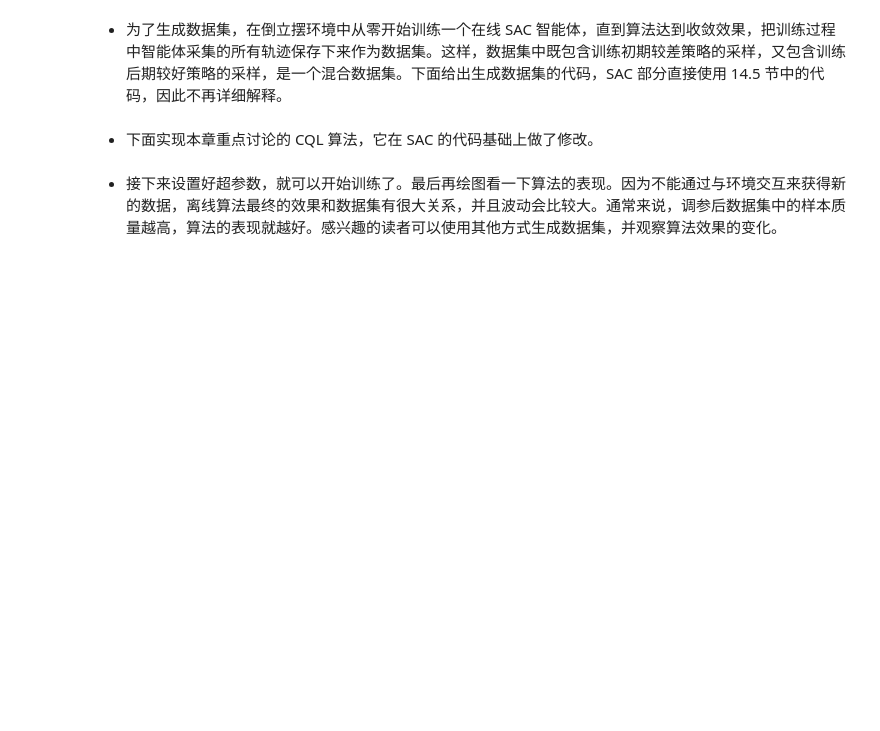
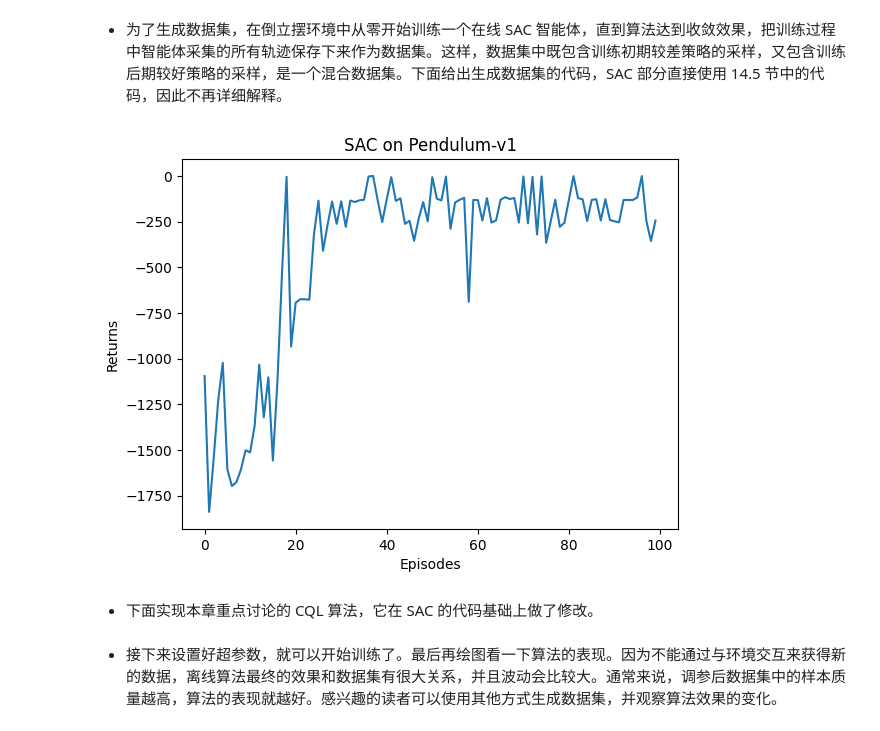
Before and after one commit to Dreamer-124/RL-Study, a Jupyter notebook: 18.离线强化学习.ipynb, the cells around one changed output. Saved outputs shown, nothing was run; the diff lists cells and outputs as text; code cells hidden in the pictures; blank space fills up the shorter version.

```diff
--- a/18.离线强化学习.ipynb
+++ b/18.离线强化学习.ipynb
@@ -280,7 +280,7 @@ class SACContinuous:
         self.soft_update(self.critic_2, self.target_critic_2)
 
 
-env_name = 'Pendulum-v0'
+env_name = 'Pendulum-v1'
 env = gym.make(env_name)
 state_dim = env.observation_space.shape[0]
 action_dim = env.action_space.shape[0]
@@ -312,6 +312,15 @@ agent = SACContinuous(state_dim, hidden_dim, action_dim, action_bound,
 return_list = rl_utils.train_off_policy_agent(env, agent, num_episodes,
                                               replay_buffer, minimal_size,
                                               batch_size)
+# %%
+episodes_list = list(range(len(return_list)))
+plt.plot(episodes_list, return_list)
+plt.xlabel('Episodes')
+plt.ylabel('Returns')
+plt.title('SAC on {}'.format(env_name))
+plt.show()
+# %% [output]
+[figure, added]
 # %% [markdown]
 - 下面实现本章重点讨论的 CQL 算法，它在 SAC 的代码基础上做了修改。
 # %%
```
Also changed, not shown: parts of 1 cell of this notebook, 5 other files.
